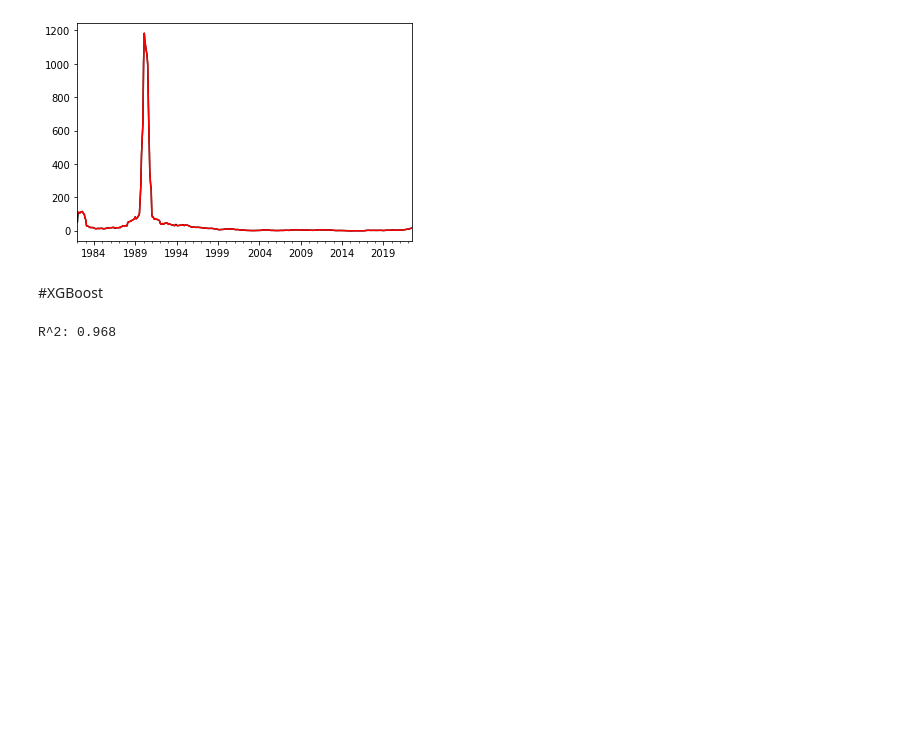
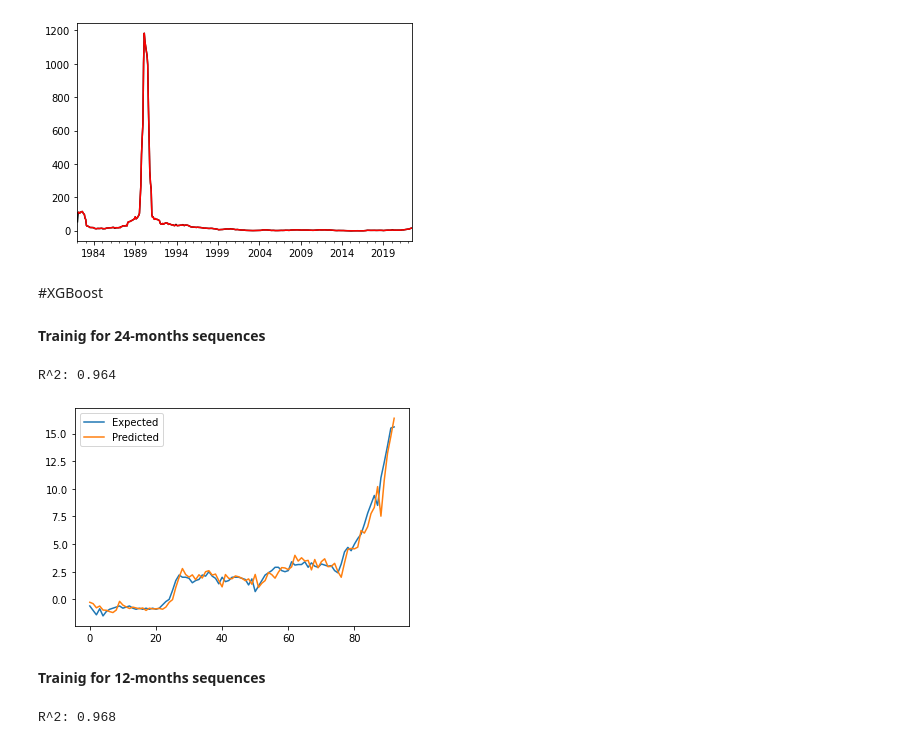
Before and after one commit to monikachudyba/ArtificialNeuralNetworkProjects, a Jupyter notebook: RNN-EconomicIndicators.ipynb, the cells around one changed output. Cells and saved outputs as stored; diff of their text form; code cells hidden in the pictures; blank space fills up the shorter version.

```diff
--- a/RNN-EconomicIndicators.ipynb
+++ b/RNN-EconomicIndicators.ipynb
@@ -1019,10 +1019,10 @@ data = imputation
 #XGBoost
 # %%
 # transform a time series dataset into a supervised learning dataset
-def series_to_supervised(data, n_in=1, n_out=1, dropnan=True):
+def time_sequence(data, n_in=1, n_out=1, dropnan=True):
 	#n_vars = 1 if type(data) is list else data.shape[1]
 	df = pd.DataFrame(data)
-	cols = list()
+	cols = []
 	# input sequence (t-n, ... t-1)
 	for i in range(n_in, 0, -1):
 		cols.append(df.shift(i))
@@ -1056,7 +1056,7 @@ def xgboost_forecast(train, testX):
 
 # walk-forward validation
 def walk_forward_validation(data, test_size=0.2):
-	predictions = list()
+	predictions = []
 	# split dataset
 	train, test = train_test_split(data, test_size=0.2)
 	# seed history with training dataset
@@ -1074,5 +1074,23 @@ def walk_forward_validation(data, test_size=0.2):
 	# estimate prediction error
 	r2 = r2_score(test[:, -1], predictions)
 	return r2, test[:, -1], predictions
+# %% [markdown]
+**Trainig for 24-months sequences**
+# %%
+# transform the time series data into supervised learning
+data_sup = time_sequence(data, n_in=24)
+# evaluate
+r2, y, yhat = walk_forward_validation(data_sup)
+print('R^2: %.3f' % r2)
+# plot expected vs preducted
+plt.plot(y, label='Expected')
+plt.plot(yhat, label='Predicted')
+plt.legend()
+plt.show()
+# %% [output]
+R^2: 0.964
+[figure, added]
+# %% [markdown]
+**Trainig for 12-months sequences**
 # %%
 # transform the time series data into supervised learning
```
Also changed, not shown: parts of 9 cells of this notebook.
